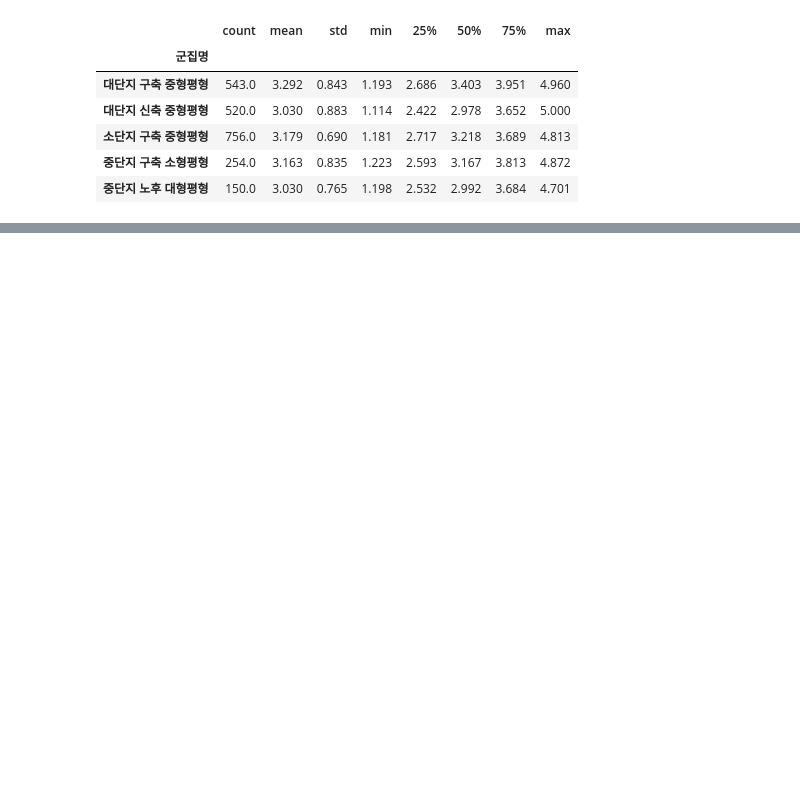
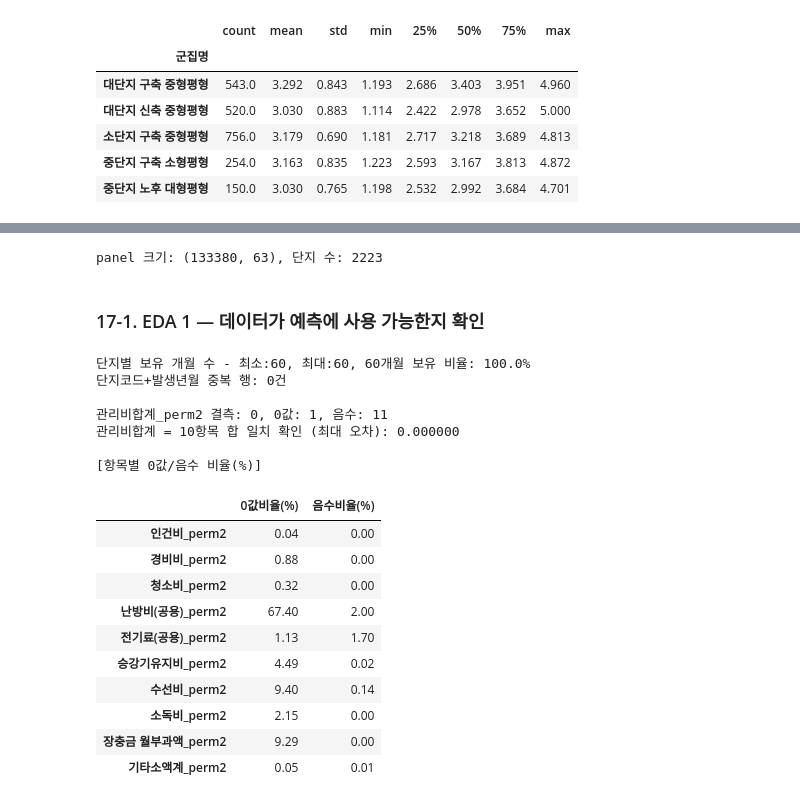
Before and after one commit to roh-git/mlapt_project, a Jupyter notebook: main_analysis.ipynb, the cells around one changed output, grey strips where cells are left out. Saved outputs shown, nothing was run; the diff lists cells and outputs as text; code cells hidden in the pictures; blank space fills up the shorter version.

```diff
--- a/main_analysis.ipynb
+++ b/main_analysis.ipynb
@@ -1480,0 +1485,52 @@ Name: count, dtype: int64
+# %%
+# 패널 정리: 클러스터 라벨 결합, 예측 타깃 지정
+TARGET = '관리비합계_perm2'
+
+panel = per_df.merge(unit_df_with_cluster[['cluster']].reset_index(), on='단지코드', how='left')
+panel['군집명'] = panel['cluster'].map(CLUSTER_NAMES)
+panel = panel.sort_values(['단지코드', '발생년월(YYYYMM)']).reset_index(drop=True)
+
+print(f"panel 크기: {panel.shape}, 단지 수: {panel['단지코드'].nunique()}")
+# %% [output]
+panel 크기: (133380, 63), 단지 수: 2223
+# %% [markdown]
+### 17-1. EDA 1 — 데이터가 예측에 사용 가능한지 확인
+# %%
+months_per_complex = panel.groupby('단지코드')['발생년월(YYYYMM)'].nunique()
+print(f"단지별 보유 개월 수 - 최소:{months_per_complex.min()}, 최대:{months_per_complex.max()}, "
+      f"60개월 보유 비율: {(months_per_complex==60).mean()*100:.1f}%")
+
+dup = panel.duplicated(subset=['단지코드', '발생년월(YYYYMM)']).sum()
+print(f"단지코드+발생년월 중복 행: {dup}건")
+
+print(f"\n{TARGET} 결측: {panel[TARGET].isna().sum()}, 0값: {(panel[TARGET]==0).sum()}, 음수: {(panel[TARGET]<0).sum()}")
+
+recon = panel[REMAINING_COST_ITEMS].sum(axis=1)
+mismatch = (recon - panel[TARGET]).abs().max()
+print(f"관리비합계 = 10항목 합 일치 확인 (최대 오차): {mismatch:.6f}")
+
+print("\n[항목별 0값/음수 비율(%)]")
+item_quality = pd.DataFrame({
+    '0값비율(%)': [(panel[c] == 0).mean() * 100 for c in REMAINING_COST_ITEMS],
+    '음수비율(%)': [(panel[c] < 0).mean() * 100 for c in REMAINING_COST_ITEMS],
+}, index=REMAINING_COST_ITEMS)
+item_quality.round(2)
+# %% [output]
+단지별 보유 개월 수 - 최소:60, 최대:60, 60개월 보유 비율: 100.0%
+단지코드+발생년월 중복 행: 0건
+
+관리비합계_perm2 결측: 0, 0값: 1, 음수: 11
+관리비합계 = 10항목 합 일치 확인 (최대 오차): 0.000000
+
+[항목별 0값/음수 비율(%)]
+|  | 0값비율(%) | 음수비율(%) |
+| 인건비_perm2 | 0.04 | 0.00 |
+| 경비비_perm2 | 0.88 | 0.00 |
+| 청소비_perm2 | 0.32 | 0.00 |
+| 난방비(공용)_perm2 | 67.40 | 2.00 |
+| 전기료(공용)_perm2 | 1.13 | 1.70 |
+| 승강기유지비_perm2 | 4.49 | 0.02 |
+| 수선비_perm2 | 9.40 | 0.14 |
+| 소독비_perm2 | 2.15 | 0.00 |
+| 장충금 월부과액_perm2 | 9.29 | 0.00 |
+| 기타소액계_perm2 | 0.05 | 0.01 |
```
Also changed, not shown: parts of 23 cells of this notebook.
